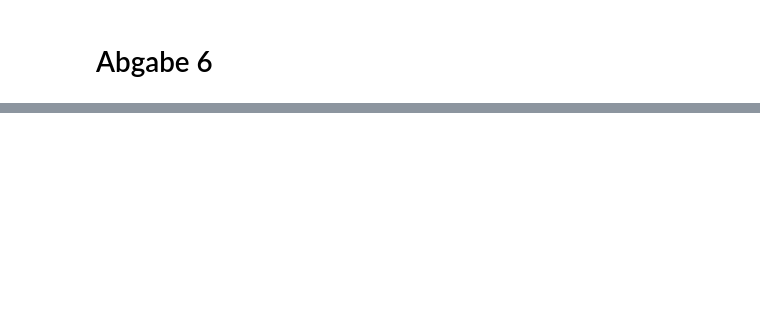
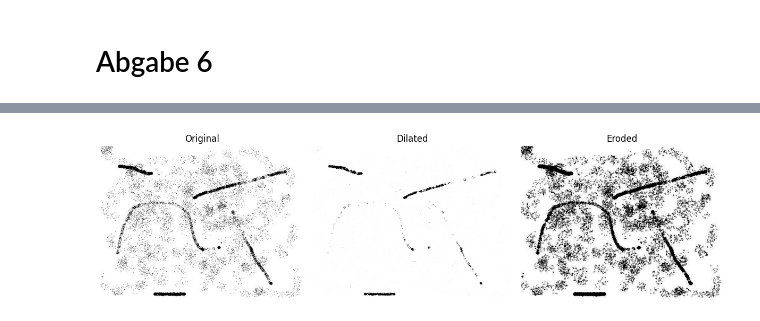
Before and after one commit to ellen313/2D-Computer-Vision, a Jupyter notebook: Abgabe_6/abgabe6.ipynb, the cells around one changed output, grey strips where cells are left out. Cells and saved outputs as stored; diff of their text form; code cells hidden in the pictures; blank space fills up the shorter version.

```diff
--- a/Abgabe_6/abgabe6.ipynb
+++ b/Abgabe_6/abgabe6.ipynb
@@ -6,2 +8,9 @@ from skimage import io
 import matplotlib.pyplot as plt
+# %%
+#load images
+images = []
+for file in os.listdir('.'):
+    if file.endswith(('.jpg', '.png')):
+        img = io.imread(file)
+        images.append(img)
 # %% [markdown]
@@ -10,37 +19,97 @@ import matplotlib.pyplot as plt
 # Werte zwischen 0.0 - 1.0 oder 0 - 255
 def invert(img):
     return 1.0 - img if img.max() <= 1.0 else 255 - img
 
 
 def dilate(in_image, filter, iter_num):
-    img_array = in_image.astype(np.float32)
+    img = in_image.astype(np.float32)
+    h, w = img.shape
     filter_h, filter_w =  filter.shape
 
     ic = (filter_h - 1) // 2
     jc =  (filter_w - 1) // 2
 
     for _ in range(iter_num):
         result = np.zeros_like(img)
 
         for j in range(filter_h):
             for i in range(filter_w):
                 if filter[j][i] == 1: #pixel is set
                     dx = i - ic #horizontal shift
                     dy = j - jc #vertical shift
 
                     for y in range(h):
                         for x in range(w):
                             ny = y + dy
                             nx = x + dx
                             if 0 <= ny < h and 0 <= nx < w:
-                                result[y, x] = max(result[y, x], img[ny, nx]) #max grey value
+                                if img[ny, nx] > result[y, x]:
+                                    result[y, x] = img[ny, nx] #max grey value
 
         img = result.copy()
-    return img
+    return img.astype(np.uint8)
 
 
 def erode(in_image, filter, iter_num):
-    img = in_image.astype(np.float32)
-    img = invert(img)
-    img = dilate(img, filter, iter_num) #dilates the background
-    img = invert(img)
+    inverted = invert(in_image)
+    dilated = dilate(inverted, filter, iter_num) #dilates the background
+    result = invert(dilated)
+    return result.astype(np.uint8)
+
+
+#Test mit Grauwert-Morphologie
+filter = np.array([[0, 1, 0],
+                   [1, 2, 1],
+                   [0, 1, 0]], dtype=np.float32)
+
+gray_image = rgb2gray(images[2])
+
+dilated = dilate(images[1], filter, iter_num=1)
+eroded = erode(images[1], filter, iter_num=1)
+
+plt.figure(figsize=(12, 4))
+
+plt.subplot(1, 3, 1)
+plt.title("Original")
+plt.imshow(images[1], cmap='gray')
+plt.axis('off')
+
+plt.subplot(1, 3, 2)
+plt.title("Dilated")
+plt.imshow(dilated, cmap='gray')
+plt.axis('off')
+
+plt.subplot(1, 3, 3)
+plt.title("Eroded")
+plt.imshow(eroded, cmap='gray')
+plt.axis('off')
+
+plt.tight_layout()
+
+
+gray_image = rgb2gray(images[2])
+dilated = dilate(gray_image, filter, iter_num=1)
+eroded = erode(gray_image, filter, iter_num=1)
+
+plt.figure(figsize=(12, 4))
+
+plt.subplot(1, 3, 1)
+plt.title("Original")
+plt.imshow(images[2], cmap='gray')
+plt.axis('off')
+
+plt.subplot(1, 3, 2)
+plt.title("Dilated")
+plt.imshow(dilated, cmap='gray')
+plt.axis('off')
+
+plt.subplot(1, 3, 3)
+plt.title("Eroded")
+plt.imshow(eroded, cmap='gray')
+plt.axis('off')
+
+plt.tight_layout()
+
+plt.show()
+# %% [output]
+[figure, added]
```
Also changed, not shown: parts of 6 cells of this notebook.
